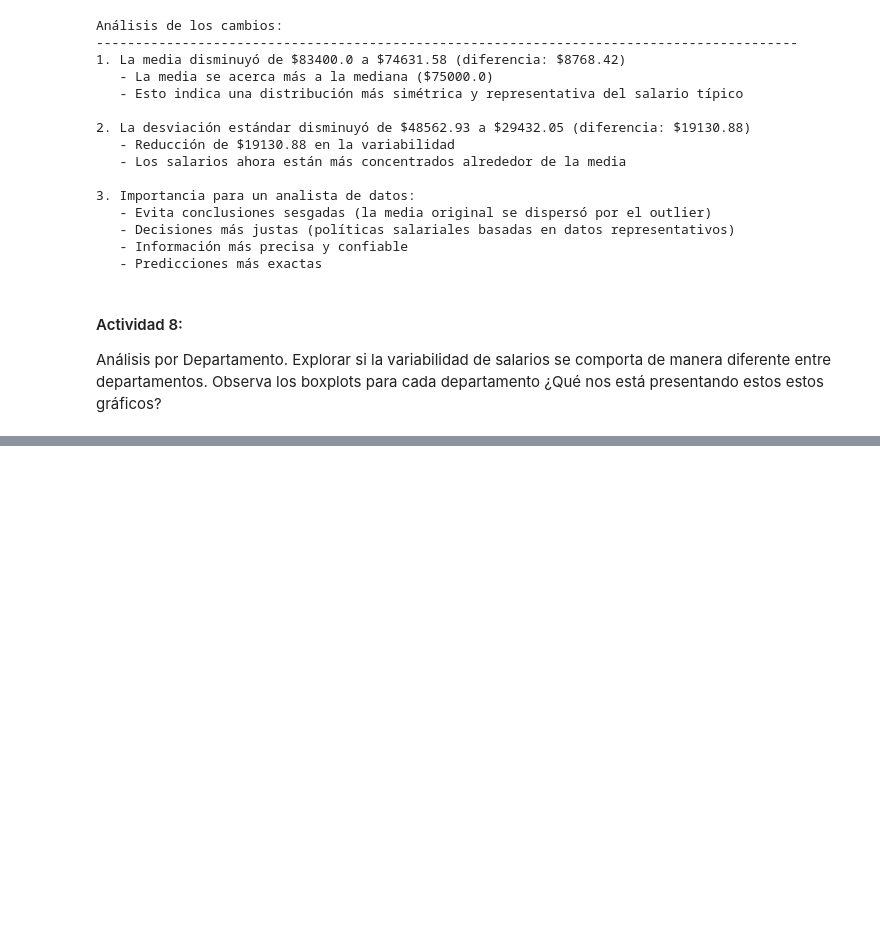
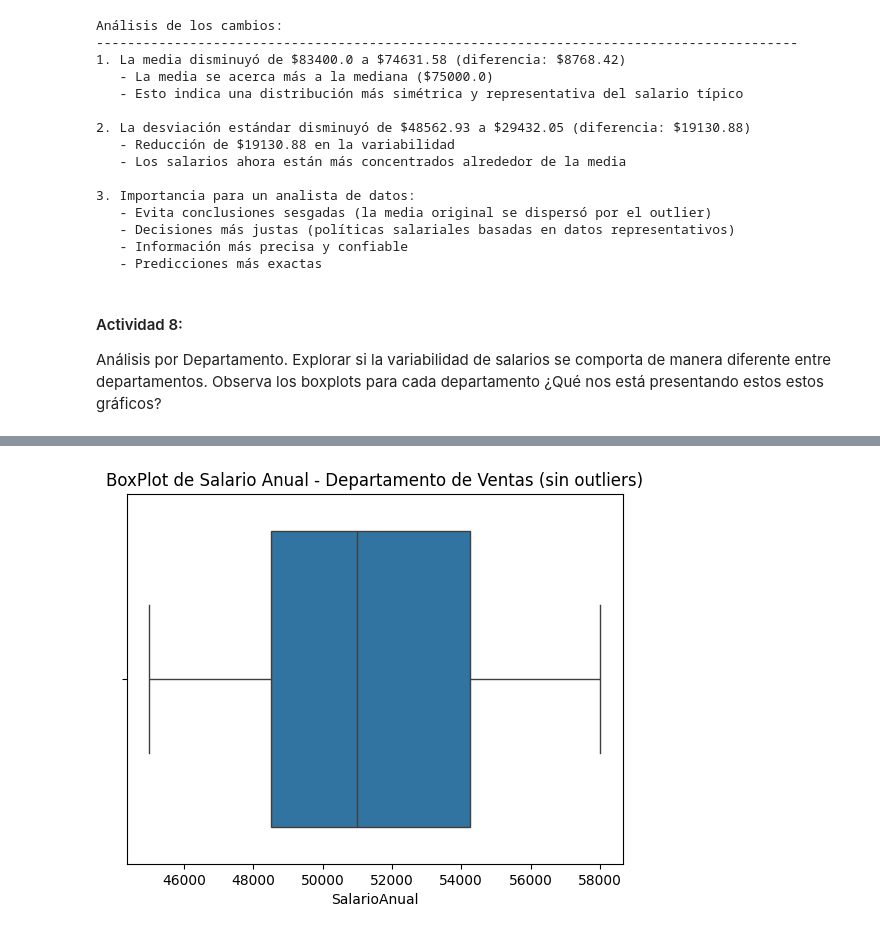
Before and after one commit to paulzamm/CB-Data-Foundation, a Jupyter notebook: src/Actividad_empleados_Sesion12.ipynb, the cells around one changed output, grey strips where cells are left out. Drawn from its saved outputs; the diff is of its cells as text; code cells hidden in the pictures; blank space fills up the shorter version.

```diff
--- a/src/Actividad_empleados_Sesion12.ipynb
+++ b/src/Actividad_empleados_Sesion12.ipynb
@@ -316,0 +327,20 @@ Conclusión:
+# %%
+Q1 = df_ventas['SalarioAnual'].quantile(0.25)
+Q3 = df_ventas['SalarioAnual'].quantile(0.75)
+IQR = Q3 - Q1 # Representa el 50% central de los datos
+
+# Límites para outliers
+limite_inferior = Q1 - 1.5 * IQR
+limite_superior = Q3 + 1.5 * IQR
+
+print(f"Q1 (Percentil 25): ${Q1}")
+print(f"Q3 (Percentil 75): ${Q3}")
+print(f"IQR (Rango Intercuartílico): ${IQR}")
+print(f"\nLímite inferior: ${limite_inferior}")
+print(f"Límite superior: ${limite_superior}")
+
+# Identificar outliers
+outliers_ventas = df_ventas[(df_ventas['SalarioAnual'] < limite_inferior) | (df_ventas['SalarioAnual'] > limite_superior)]
+print(f"\nNúmero de outliers detectados: {len(outliers)}")
+print("\nOutliers encontrados:")
+outliers.head()
@@ -316,0 +370,9 @@ Conclusión:
+# %%
+df_ventas_clean = df_ventas[~df_ventas['SalarioAnual'].isin(outliers_ventas['SalarioAnual'])]
+
+# Gráfico boxplot limpio de outliers en Ventas
+sns.boxplot(data=df_ventas_clean, x='SalarioAnual')
+plt.title("BoxPlot de Salario Anual - Departamento de Ventas (sin outliers)")
+plt.show()
+# %% [output]
+[figure, added]
```
Also changed, not shown: parts of 7 cells of this notebook, 5 other files.
